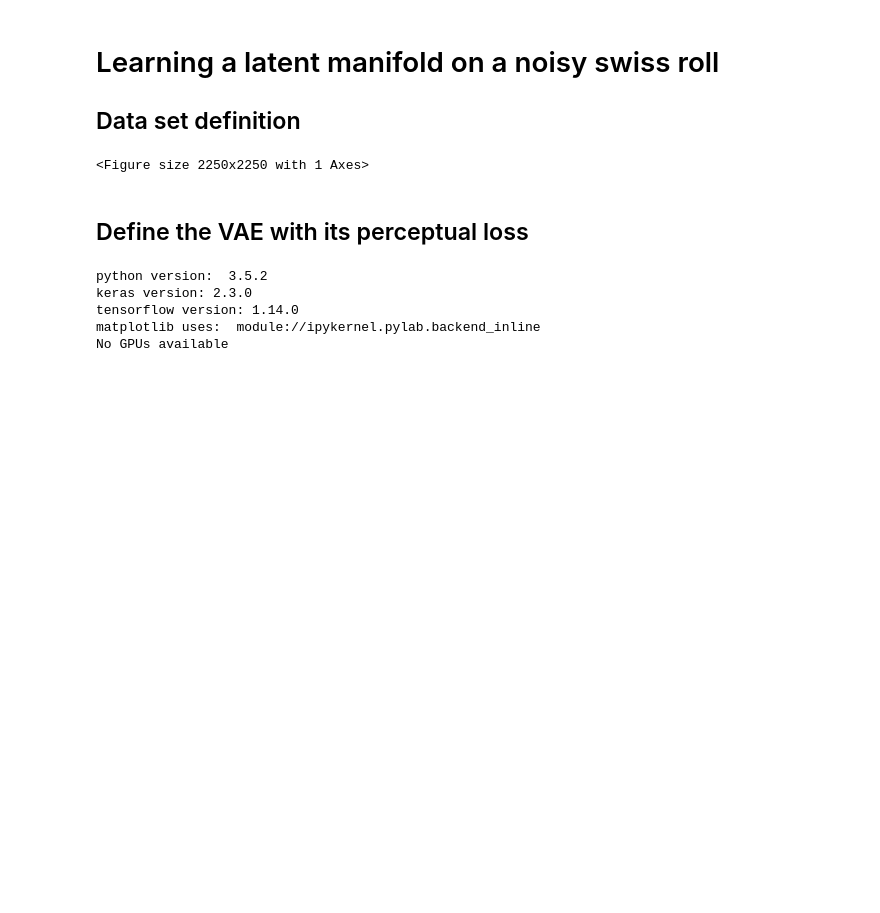
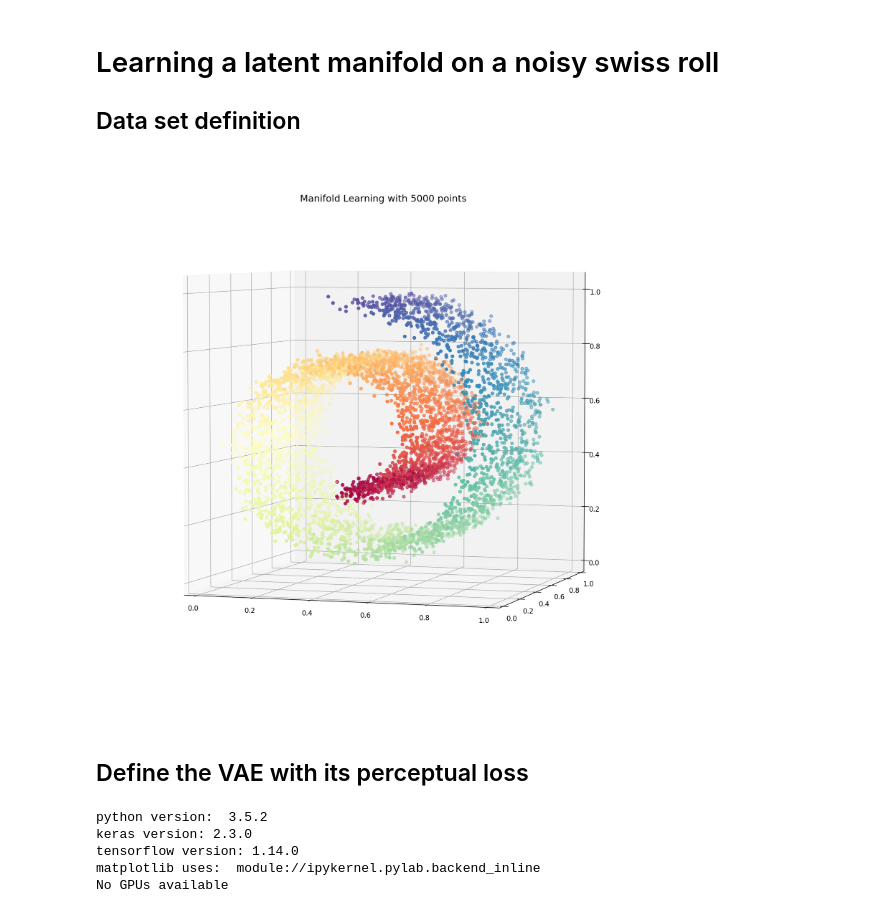
Before and after one commit to tik0/vae_tools, a Jupyter notebook: examples/geodesic_vae.ipynb, the cells around one changed output. Saved outputs shown, nothing was run; the diff lists cells and outputs as text; code cells hidden in the pictures; blank space fills up the shorter version.

```diff
--- a/examples/geodesic_vae.ipynb
+++ b/examples/geodesic_vae.ipynb
@@ -5,29 +5,28 @@
 # %%
 import matplotlib.pyplot as plt
 from mpl_toolkits.mplot3d import Axes3D
 import sklearn.preprocessing as preprocessing
 from sklearn import datasets
 import numpy as np
 import fnmatch
 
 # Get scaled data set wrt. to the data set (X_aux) for the shortest-path proxy
 n_aux_points = 5000
 n_points = 5000
 X_aux, _ = datasets.samples_generator.make_swiss_roll(n_aux_points, random_state=0, noise=0.7)
 X, color = datasets.samples_generator.make_swiss_roll(n_points, random_state=0, noise=0.5)
 X = np.concatenate((X_aux, X), axis=0)
 min_max_scaler = preprocessing.MinMaxScaler(feature_range=(0., 1.))
 X = min_max_scaler.fit_transform(X)[n_aux_points:,:]
 
 fig = plt.figure(figsize=(15, 15), dpi=150)
-plt.suptitle("Manifold Learning with %i points"% (n_points), fontsize=14)
-
 ax = fig.add_subplot(111, projection='3d')
+ax.set_title("Manifold Learning with %i points"% (n_points), fontsize=14)
 ax.scatter(X[:, 0], X[:, 1], X[:, 2], c=color, cmap=plt.cm.Spectral)
 ax.view_init(4, -72)
 plt.show()
 # %% [output]
-<Figure size 2250x2250 with 1 Axes>
+[figure, added]
 # %% [markdown]
 ## Define the VAE with its perceptual loss
 # %%
```
Also changed, not shown: parts of 4 cells of this notebook.
